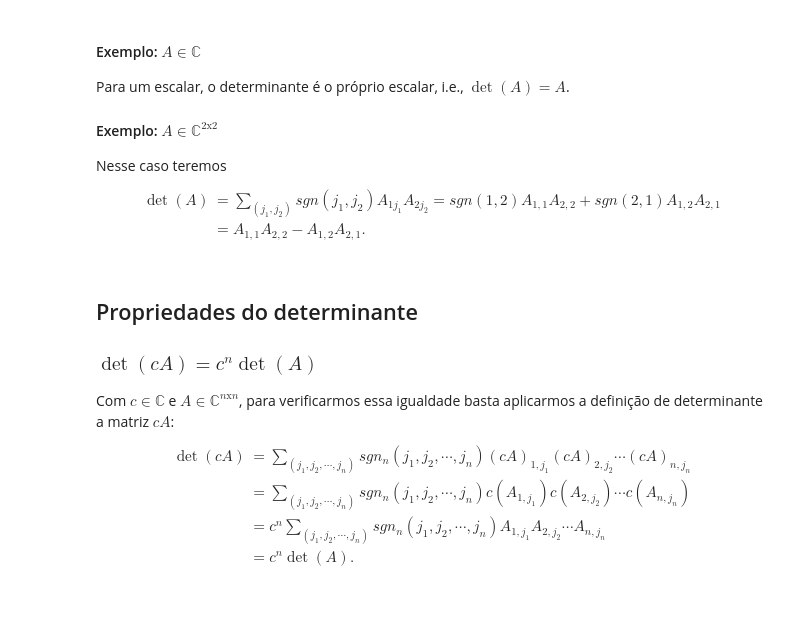
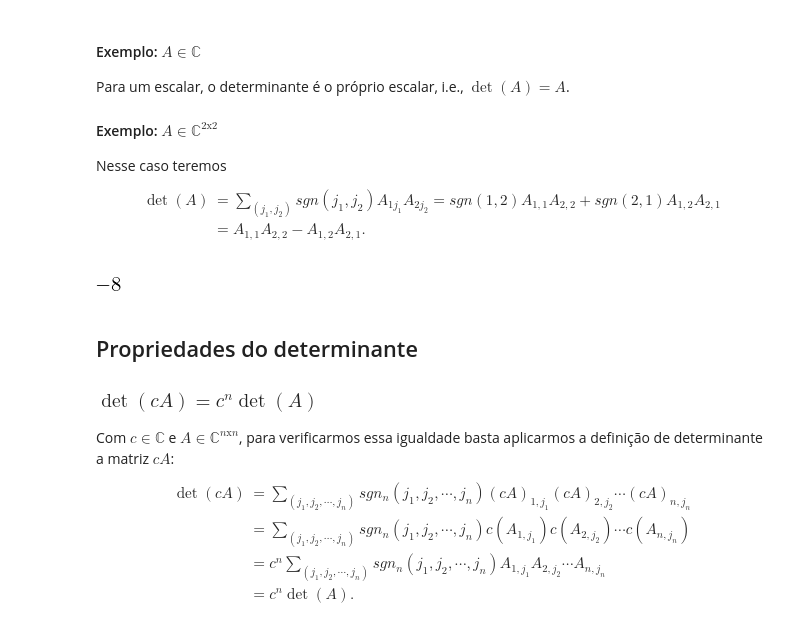
Before and after one commit to jonasmaziero/algebra_linear, a Jupyter notebook: 01_determinante.ipynb, the cells around one changed output. Saved outputs shown, nothing was run; the diff lists cells and outputs as text; code cells hidden in the pictures; blank space fills up the shorter version.

```diff
--- a/01_determinante.ipynb
+++ b/01_determinante.ipynb
@@ -105,4 +105,4 @@ n=3
 for j in range(1,n+1):
     for k in range(1,n+1):
         for l in range(1,n+1):
-            A = [j,k,l]; s = sgn(A); print(j,',',k,',',l,':',s)
+            A = [j,k,l]; s = sgn(A)#; print(j,',',k,',',l,':',s)
@@ -168,6 +150,10 @@ Nesse caso teremos
 \begin{align}
 \det(A) &= \sum_{(j_{1},j_{2})}sgn(j_{1},j_{2})A_{1j_{1}}A_{2j_{2}} = sgn(1,2)A_{1,1}A_{2,2} + sgn(2,1)A_{1,2}A_{2,1} \\ &= A_{1,1}A_{2,2} - A_{1,2}A_{2,1}.
 \end{align}
+# %%
+A = Matrix([[1,2,3],[6,5,6],[7,18,29]]); A.det()
+# %% [output]
+[figure, added]
 # %% [markdown]
 ## Propriedades do determinante
 
```
Also changed, not shown: parts of 48 cells of this notebook.
